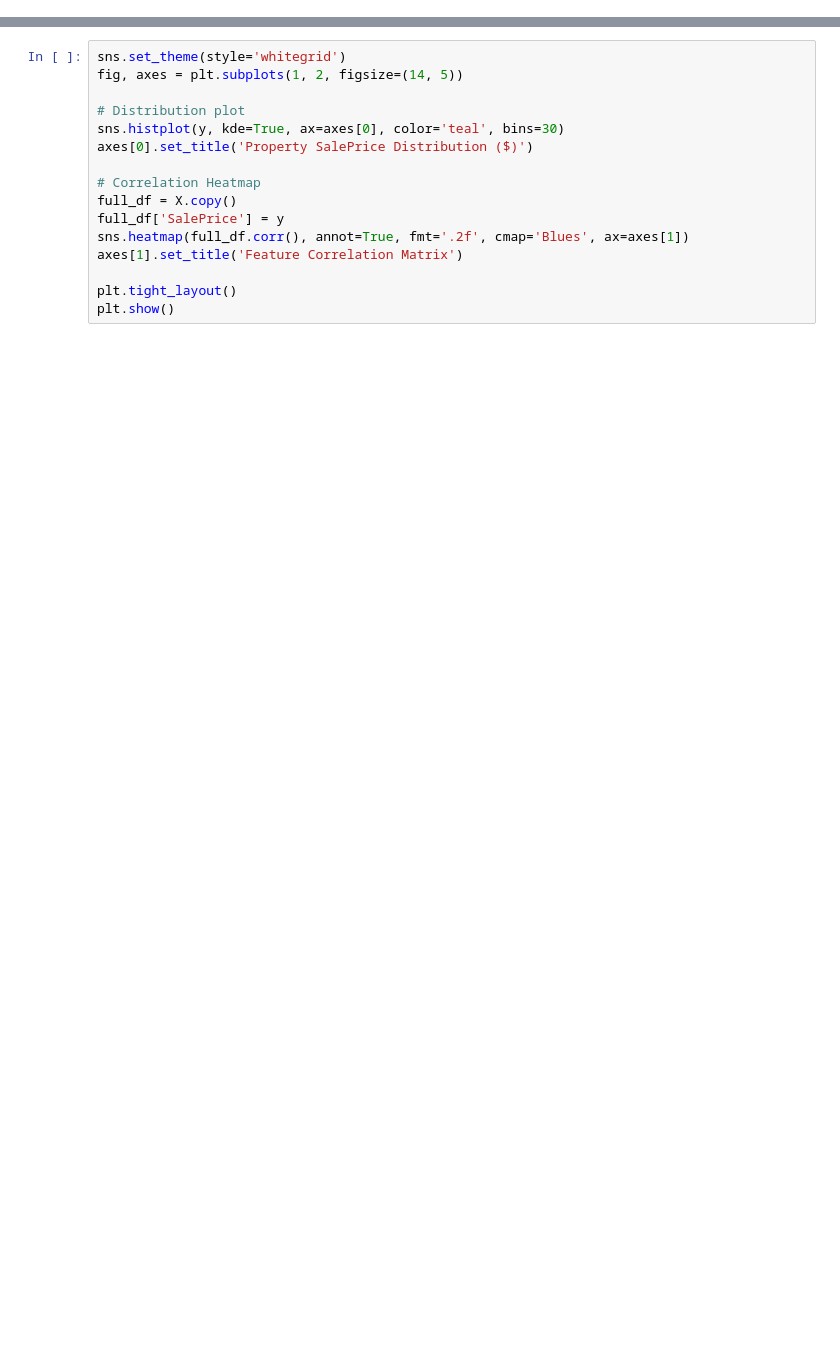
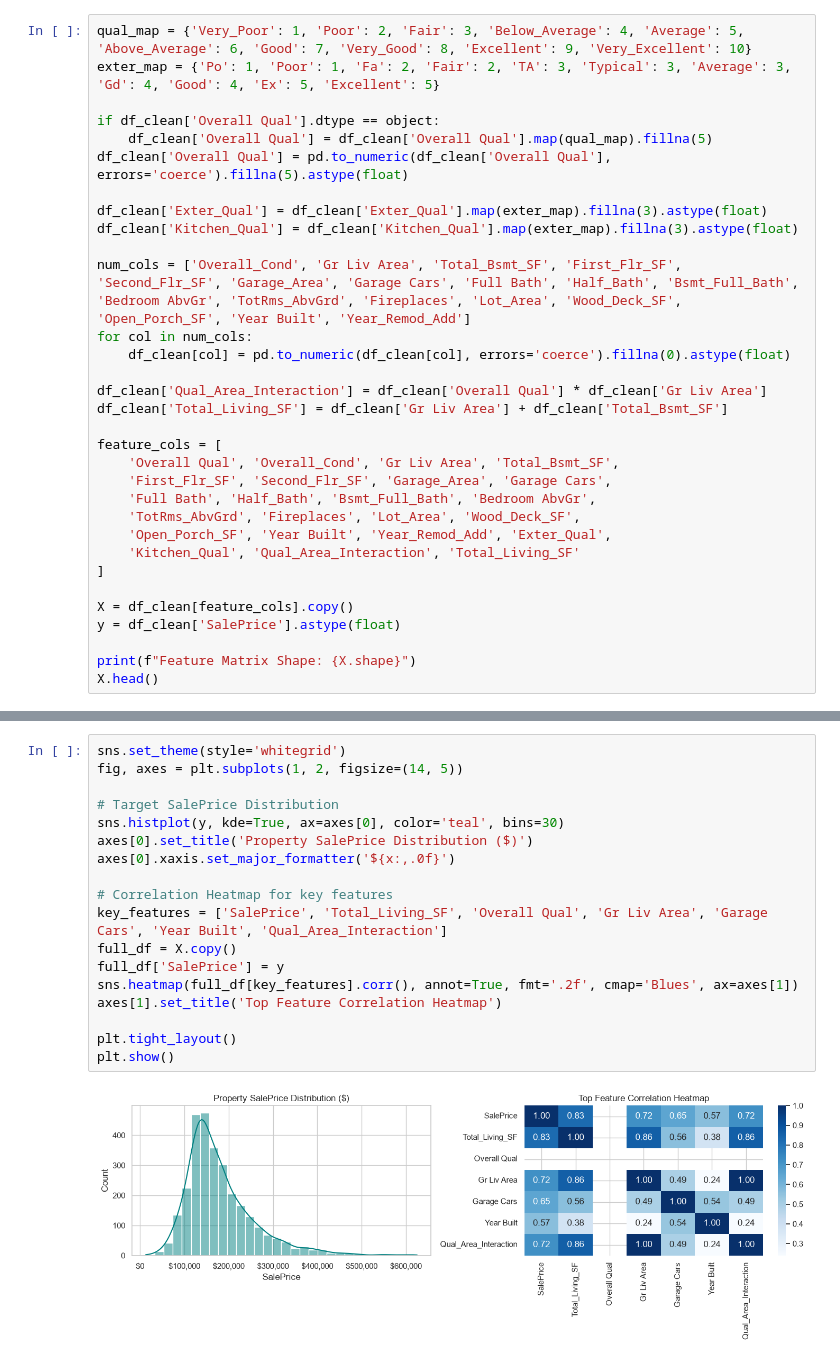
Before and after one commit to akshatgupta2008/real-estate-ml-api, a Jupyter notebook: notebooks/01_exploratory_data_analysis.ipynb, the cells around one changed output, grey strips where cells are left out. Saved outputs shown, nothing was run; the diff lists cells and outputs as text; blank space fills up the shorter version.

```diff
--- a/notebooks/01_exploratory_data_analysis.ipynb
+++ b/notebooks/01_exploratory_data_analysis.ipynb
@@ -49,0 +60,32 @@ X.head()
+# %%
+qual_map = {'Very_Poor': 1, 'Poor': 2, 'Fair': 3, 'Below_Average': 4, 'Average': 5, 'Above_Average': 6, 'Good': 7, 'Very_Good': 8, 'Excellent': 9, 'Very_Excellent': 10}
+exter_map = {'Po': 1, 'Poor': 1, 'Fa': 2, 'Fair': 2, 'TA': 3, 'Typical': 3, 'Average': 3, 'Gd': 4, 'Good': 4, 'Ex': 5, 'Excellent': 5}
+
+if df_clean['Overall Qual'].dtype == object:
+    df_clean['Overall Qual'] = df_clean['Overall Qual'].map(qual_map).fillna(5)
+df_clean['Overall Qual'] = pd.to_numeric(df_clean['Overall Qual'], errors='coerce').fillna(5).astype(float)
+
+df_clean['Exter_Qual'] = df_clean['Exter_Qual'].map(exter_map).fillna(3).astype(float)
+df_clean['Kitchen_Qual'] = df_clean['Kitchen_Qual'].map(exter_map).fillna(3).astype(float)
+
+num_cols = ['Overall_Cond', 'Gr Liv Area', 'Total_Bsmt_SF', 'First_Flr_SF', 'Second_Flr_SF', 'Garage_Area', 'Garage Cars', 'Full Bath', 'Half_Bath', 'Bsmt_Full_Bath', 'Bedroom AbvGr', 'TotRms_AbvGrd', 'Fireplaces', 'Lot_Area', 'Wood_Deck_SF', 'Open_Porch_SF', 'Year Built', 'Year_Remod_Add']
+for col in num_cols:
+    df_clean[col] = pd.to_numeric(df_clean[col], errors='coerce').fillna(0).astype(float)
+
+df_clean['Qual_Area_Interaction'] = df_clean['Overall Qual'] * df_clean['Gr Liv Area']
+df_clean['Total_Living_SF'] = df_clean['Gr Liv Area'] + df_clean['Total_Bsmt_SF']
+
+feature_cols = [
+    'Overall Qual', 'Overall_Cond', 'Gr Liv Area', 'Total_Bsmt_SF',
+    'First_Flr_SF', 'Second_Flr_SF', 'Garage_Area', 'Garage Cars',
+    'Full Bath', 'Half_Bath', 'Bsmt_Full_Bath', 'Bedroom AbvGr',
+    'TotRms_AbvGrd', 'Fireplaces', 'Lot_Area', 'Wood_Deck_SF',
+    'Open_Porch_SF', 'Year Built', 'Year_Remod_Add', 'Exter_Qual',
+    'Kitchen_Qual', 'Qual_Area_Interaction', 'Total_Living_SF'
+]
+
+X = df_clean[feature_cols].copy()
+y = df_clean['SalePrice'].astype(float)
+
+print(f"Feature Matrix Shape: {X.shape}")
+X.head()
@@ -52,16 +96,20 @@ X.head()
 # %%
 sns.set_theme(style='whitegrid')
 fig, axes = plt.subplots(1, 2, figsize=(14, 5))
 
-# Distribution plot
+# Target SalePrice Distribution
 sns.histplot(y, kde=True, ax=axes[0], color='teal', bins=30)
 axes[0].set_title('Property SalePrice Distribution ($)')
+axes[0].xaxis.set_major_formatter('${x:,.0f}')
 
-# Correlation Heatmap
+# Correlation Heatmap for key features
+key_features = ['SalePrice', 'Total_Living_SF', 'Overall Qual', 'Gr Liv Area', 'Garage Cars', 'Year Built', 'Qual_Area_Interaction']
 full_df = X.copy()
 full_df['SalePrice'] = y
-sns.heatmap(full_df.corr(), annot=True, fmt='.2f', cmap='Blues', ax=axes[1])
-axes[1].set_title('Feature Correlation Matrix')
+sns.heatmap(full_df[key_features].corr(), annot=True, fmt='.2f', cmap='Blues', ax=axes[1])
+axes[1].set_title('Top Feature Correlation Heatmap')
 
 plt.tight_layout()
 plt.show()
+# %% [output]
+[figure, added]
```
Also changed, not shown: parts of 10 cells of this notebook, 5 other files.
